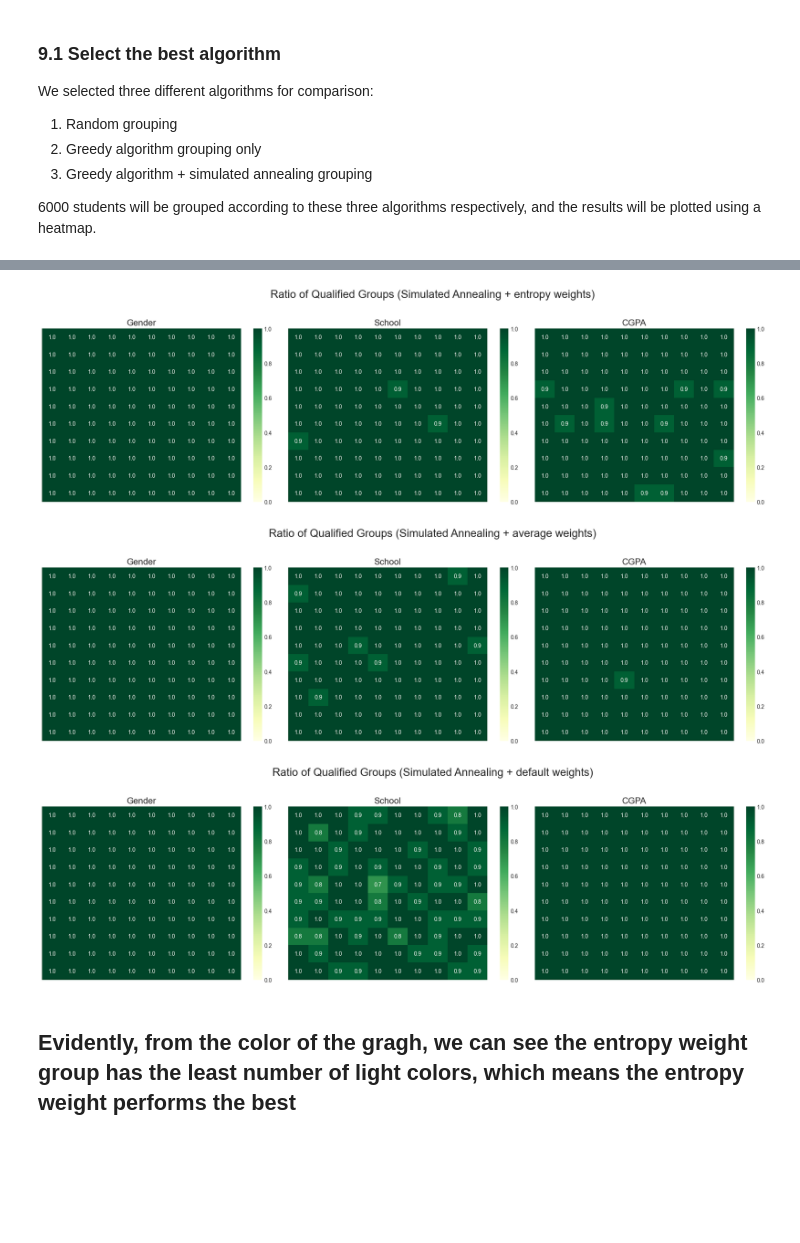
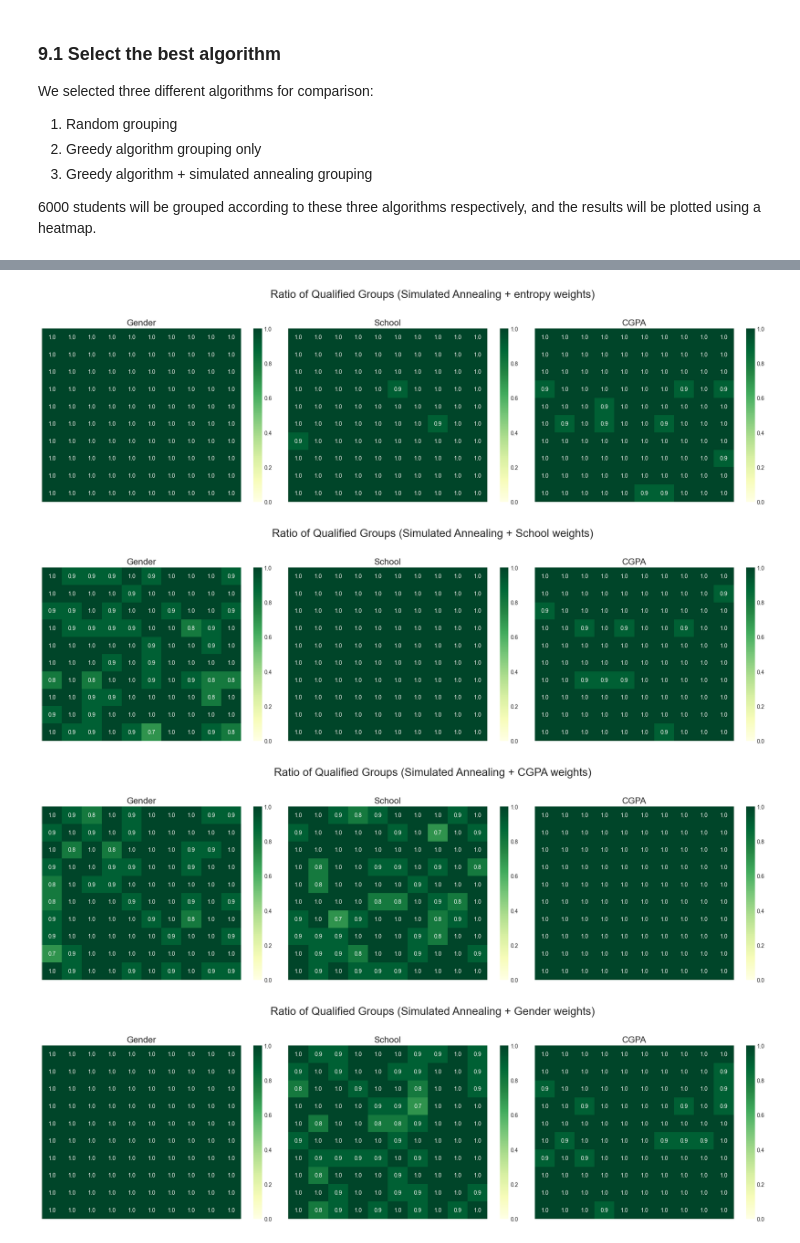
Before and after one commit to yujingyao-dev/NTU_SC1003_mini_project_25S1, a Jupyter notebook: FEL2_Team4_YuJingyao/Computer_Thinking_Mini_Project.ipynb, the cells around one changed output, grey strips where cells are left out. Drawn from its saved outputs; the diff is of its cells as text; code cells hidden in the pictures; blank space fills up the shorter version.

```diff
--- a/FEL2_Team4_YuJingyao/Computer_Thinking_Mini_Project.ipynb
+++ b/FEL2_Team4_YuJingyao/Computer_Thinking_Mini_Project.ipynb
@@ -193,5 +243,10 @@ Test if the test data is successfully read and processed.
 dataset = read_csv("records.csv")
 calc_ratio_dataset(dataset)
 print(dataset['G-1'].schools_ratio)
+cgpa = [st.cgpa for st in dataset['G-1'].groupmate]
+res = set()
+for i in range(len(cgpa)):
+    res.add(cgpa[i])
+print(len(res), res)
 # %% [output]
 {'CCDS': 0.1, 'EEE': 0.2, 'CoB (NBS)': 0.16, 'SoH': 0.1, 'WKW SCI': 0.04, 'CoE': 0.06, 'MAE': 0.08, 'SPMS': 0.04, 'SBS': 0.02, 'SSS': 0.1, 'ASE': 0.02, 'NIE': 0.02, 'ADM': 0.02, 'CCEB': 0.02, 'MSE': 0 ...
@@ -420,10 +479,8 @@ def calc_score(given_list, tutorialgroup:TutorialGroup, method="entropy"):
 
     if method == "entropy":
         weights = tutorialgroup.weights
-    elif method == "average":
-        weights = {'Gender': 0.33, 'School':0.33, 'CGPA':0.33}
     else:
-        weights = DEFAULT_WEIGHTS
+        weights = DEFAULT_WEIGHTS[method]
 
     cur_male_ratio, cur_schools_ratio, cur_avg_cgpa, cur_cgpa_range, cur_size = calc_ratio(given_list)
     gender_score = abs(cur_male_ratio - tutorialgroup.male_ratio)
@@ -855,14 +912,17 @@ def calc_qualified_num(dataset, number_of_groups):
     for tutorialgroup in dataset.values():
         gp_male_ratio = tutorialgroup.male_ratio
         gp_avg_cgpa = tutorialgroup.avg_cgpa
+        tutorial_group_gs = calc_school_gini_simpson_index(tutorialgroup.schools_ratio)
+
         qualified_gender = 0
         qualified_school = 0
         qualified_cgpa = 0
         for group in tutorialgroup.groups.values():
             gp_size = group.size
+            group_gs = calc_school_gini_simpson_index(group.school_ratio)
             if gp_male_ratio - 1/gp_size <= group.male_ratio <= gp_male_ratio + 1/gp_size:
                 qualified_gender += 1
-            if len(group.school_ratio) >= gp_size - 1:
+            if group_gs >= 0.75 * tutorial_group_gs:
                 qualified_school += 1
             if gp_avg_cgpa * 0.97 <= group.avg_cgpa <= gp_avg_cgpa * 1.03:
                 qualified_cgpa += 1
@@ -955,13 +1015,19 @@ def ask_for_input(use_defalut_value=True):
     return group_size, number_of_groups
 
 # main program
-def main(random_seed=RANDOM_SEED, cooling_rate=0.98,method="entropy",show_plot=(False, False), output=True):
+def main(random_seed=RANDOM_SEED, cooling_rate=0.98,method="entropy",show_plot=(False, False), output=True, use_defalut_value=True):
     random.seed(random_seed)
-    group_size, number_of_groups = ask_for_input(use_defalut_value=True)
+    group_size, number_of_groups = ask_for_input(use_defalut_value)
+
+    tic = time.time()
     dataset = read_csv("records.csv")
     calc_ratio_dataset(dataset)
     calc_weights(dataset)
+    toc = time.time()
+    prepare_runtime = toc - tic
+    print(f"Complete data loading, runtime = {prepare_runtime:.6f}s")
 
+    tic = time.time()
     for gp_id, tutorialgroup in dataset.items():
         stratified_grouping(
             tutorialgroup = tutorialgroup,
@@ -969,9 +1035,13 @@ def main(random_seed=RANDOM_SEED, cooling_rate=0.98,method="entropy",show_plot=(
             number_of_groups = number_of_groups,
             method = method
             )
+    toc = time.time()
+    greedy_runtime = toc - tic
+    print(f"Complete greedy algorithm, runtime = {greedy_runtime:.6f}s")
     if show_plot[0]:
         judge_the_result(dataset, number_of_groups, f"Greedy Algorithm + {method} weights")
 
+    tic = time.time()
     for gp_id, tutorialgroup in dataset.items():
         annealing(
             tutorialgroup = tutorialgroup,
@@ -979,12 +1049,16 @@ def main(random_seed=RANDOM_SEED, cooling_rate=0.98,method="entropy",show_plot=(
             cooling_rate = cooling_rate,
             method = method
             )
+    toc = time.time()
+    anneal_runtime = toc - tic
+    print(f"Complete simulate annealing, runtime = {anneal_runtime:.6f}s")
     if show_plot[1]:
         judge_the_result(dataset, number_of_groups, f"Simulated Annealing + {method} weights")
 
     if output:
         write_csv(dataset, path="output.csv")
-    print("Finished!")
+    print(f"Finished! Total runtime = {anneal_runtime+greedy_runtime+prepare_runtime:.6f}s")
+    print()
 # %% [markdown]
 # 9. Algorithm Judgement and Selection
 
@@ -1044,5 +1142,6 @@ Evidently, from the color of the gragh, we can see the ramdom grouping has the l
 # %%
 main(method="entropy",show_plot=(False,True), output=False)
-main(method="average",show_plot=(False,True), output=False)
-main(method="default",show_plot=(False,True), output=False)
+main(method="School",show_plot=(False,True), output=False)
+main(method="CGPA",show_plot=(False,True), output=False)
+main(method="Gender",show_plot=(False,True), output=False)
 # %% [output]
@@ -1052,5 +1167,4 @@ Finished!
 [figure]
-[figure, old version]
+[figure, new version]
-[figure, old version]
+[figure, new version]
+[figure, added]
-# %% [markdown]
-## Evidently, from the color of the gragh, we can see the entropy weight group has the least number of light colors, which means the entropy weight performs the best
```
Also changed, not shown: parts of 54 cells of this notebook, 14 other files.
